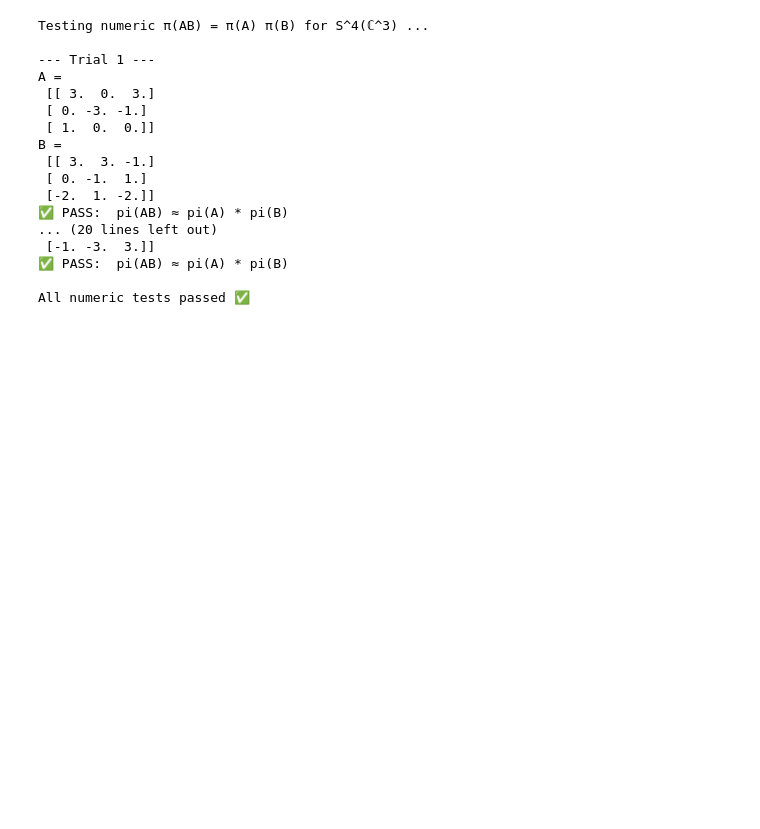
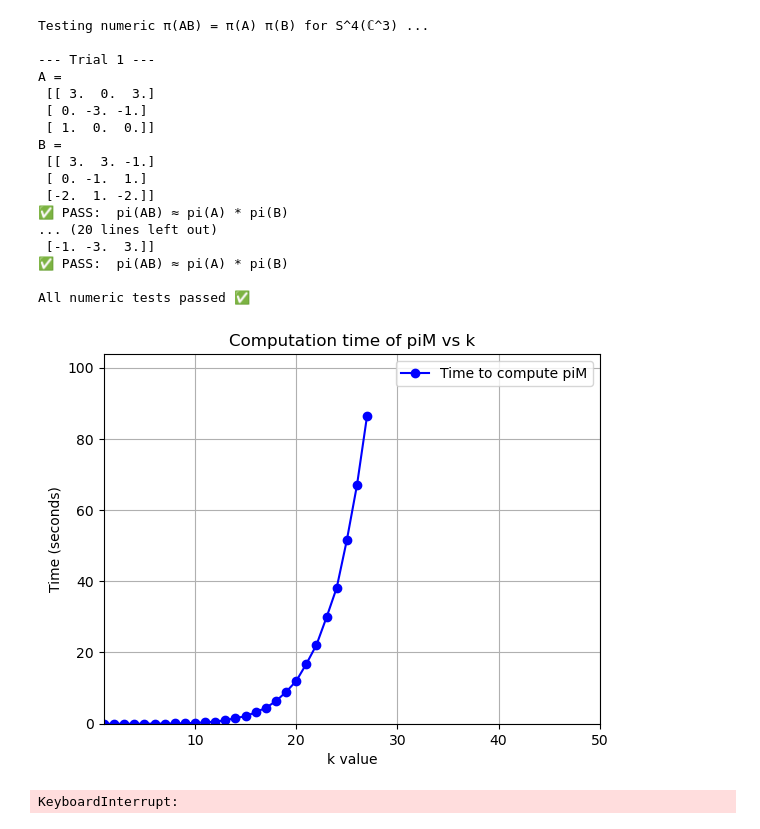
Before and after one commit to juhaszmartin/tensorprod, a Jupyter notebook: symmetric_numeric.ipynb, the cells around one changed output. Drawn from its saved outputs; the diff is of its cells as text; code cells hidden in the pictures; blank space fills up the shorter version.

```diff
--- a/symmetric_numeric.ipynb
+++ b/symmetric_numeric.ipynb
@@ -207,3 +264,44 @@ B =
 ✅ PASS:  pi(AB) ≈ pi(A) * pi(B)
 
 All numeric tests passed ✅
+# %%
+import matplotlib.pyplot as plt
+import time
+from IPython.display import clear_output
+
+# Assume sym_basis_k_symbolic and pi_symmetric_multinomial are already defined
+d = 3
+M = [[1.0, 2.0, 3.0],
+     [4.0, 5.0, 6.0],
+     [7.0, 8.0, 9.0]]
+
+k_values = list(range(1, 51))
+times = []
+
+plt.figure(figsize=(8,5))
+
+for k_val in k_values:
+    start = time.time()
+
+    basis = sym_basis_k_numeric(k_val, d)
+    piM = pi_symmetric_multinomial_numeric(M, basis)
+
+    elapsed = time.time() - start
+    times.append(elapsed)
+
+    # Clear previous plot
+    clear_output(wait=True)
+
+    # Plot updated data
+    plt.plot(k_values[:len(times)], times, 'o-', color='blue', label="Time to compute piM")
+    plt.xlabel("k value")
+    plt.ylabel("Time (seconds)")
+    plt.title("Computation time of piM vs k")
+    plt.grid(True)
+    plt.legend()
+    plt.xlim(1, 50)
+    plt.ylim(0, max(times)*1.2)
+    plt.show()
+# %% [output]
+[figure, added]
+KeyboardInterrupt:
```
Also changed, not shown: parts of 2 cells of this notebook, 1 other file.
